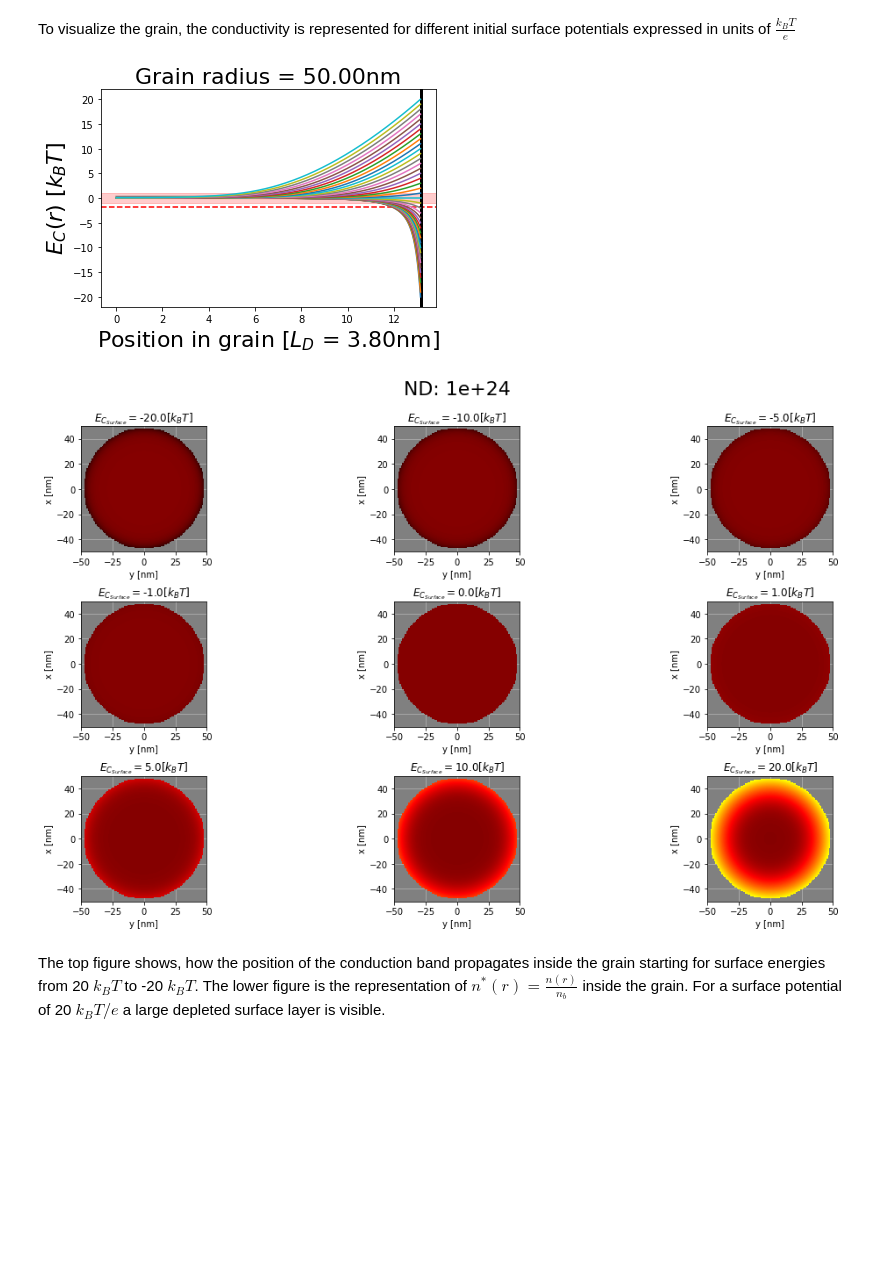
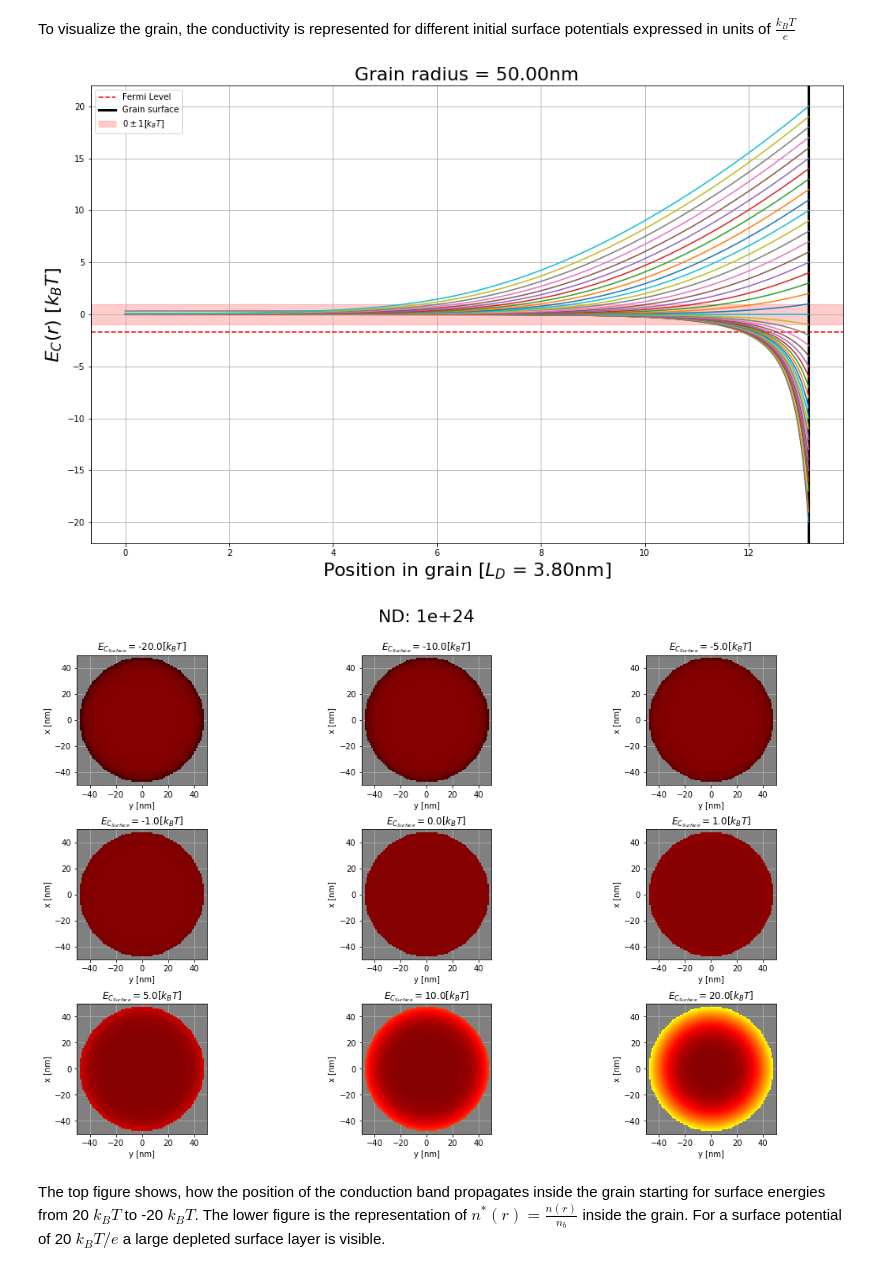
Before and after one commit to NilsNoreyson/thesis, a Jupyter notebook: 3-Resistance-sensor.ipynb, the cells around one changed output. Cells and saved outputs as stored; diff of their text form; code cells hidden in the pictures; blank space fills up the shorter version.

```diff
--- a/3-Resistance-sensor.ipynb
+++ b/3-Resistance-sensor.ipynb
@@ -256,7 +256,7 @@ To visualize the grain, the conductivity is represented for different initial su
 # %%
 
 def plot_grain_states(calc_dF_grainsize, vmax=None, vmin=None):
-    fig, axes = subplots(3,3, figsize = (16,9))
+    fig, axes = subplots(3,3, figsize = (16,10))
 
     grain = create_grain_from_data(calc_dF_grainsize)
     for axe in fig.axes:axe.set_visible(False)
@@ -301,7 +301,7 @@ def plot_conductivity(GrainRadius, ND=1e21):
 
 
 def plot_conduction_band(calc_dF_grainsize):
-    fig, axe = subplots()
+    fig, axe = subplots(figsize = (16,10))
     grain = create_grain_from_data(calc_dF_grainsize)
 
     axe.axhline(-grain.material.J_to_kT(grain.material.Diff_EF_EC),
@@ -310,6 +310,7 @@ def plot_conduction_band(calc_dF_grainsize):
     axe.axvline(grain.R/grain.material.LD,
                 linewidth=3, color='k', label='Grain surface')
 
+    axe.grid()
 
 
     axe.axhspan(-1,+1,color='r', alpha=0.2, label='$0\pm 1 [k_BT]$')
@@ -320,35 +321,36 @@ def plot_conduction_band(calc_dF_grainsize):
         if ser_temp['res']>5:
             continue
 
         r = ser_temp['r']
         v = ser_temp['v']
         vdot = ser_temp['v_dot']
 
         axe.set_title(f'Grain radius = {grain.R*1e9:.2f}nm', fontsize=22)
 
         axe.plot(r,v, '-', label = "")
         axe.set_ylabel('$E_C(r)$ [$k_BT$]', fontsize =22)
         axe.set_xlabel(f'Position in grain [$L_D$ = {grain.material.LD*1e9:.2f}nm]',
                        fontsize =22)
+        axe.legend()
 
 
 use_interactive_controls = False
 
 if use_interactive_controls:
     from ipywidgets import interact, interactive, fixed, interact_manual
     import ipywidgets as widgets
     grainsizes = list(calc_dF_all['R'].unique())
     interact(plot_conductivity,
              GrainRadius=np.array(grainsizes)*1e9,
              ND=list(calc_dF_all.groupby(['ND']).groups.keys()),
              text='Select a grainsize:');
 else:
     GrainRadius = 50
     ND = 1e24
     plot_conductivity(GrainRadius, ND)
 # %% [output]
-[figure, old version]
+[figure, new version]
-[figure, old version]
+[figure, new version]
 # %% [markdown]
 The top figure shows, how the position of the conduction band propagates inside the grain starting for surface energies from 20 $k_BT$ to -20 $k_BT$. The lower figure is the representation of $n^{*}(r)=\frac{n(r)}{n_{b}}$ inside the grain. For a surface potential of 20 $k_BT/e$ a large depleted surface layer is visible.
 # %% [markdown]
```
Also changed, not shown: 31 other files.
